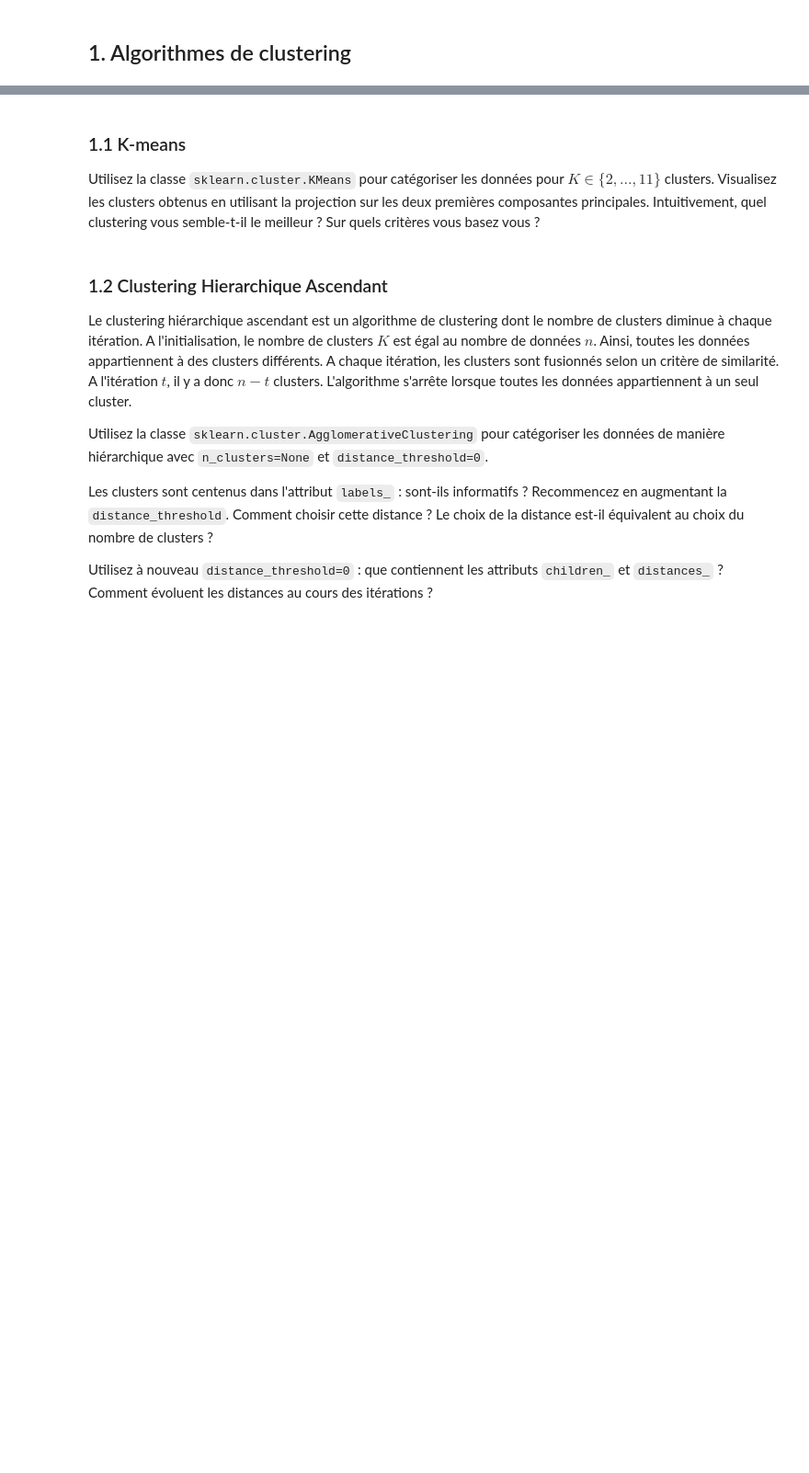
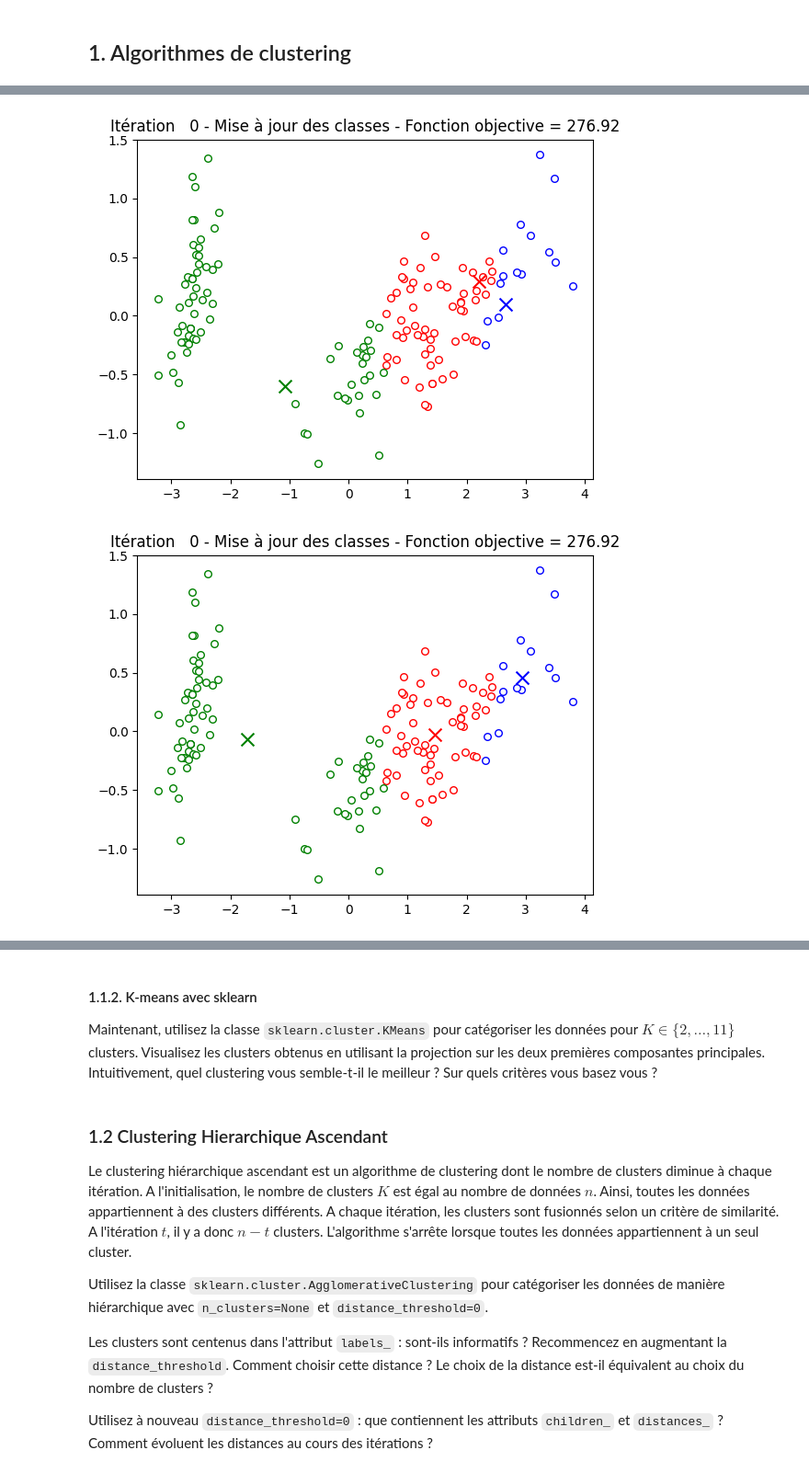
Before and after one commit to Romain3Ch216/ML-2A, a Jupyter notebook: B-Machine Learning/notebooks/6-notebook-clustering.ipynb, the cells around one changed output, grey strips where cells are left out. Shown at 92% size. Cells and saved outputs as stored; diff of their text form; code cells hidden in the pictures; blank space fills up the shorter version.

Commit message:
add kmeans homemade

```diff
--- a/B-Machine Learning/notebooks/6-notebook-clustering.ipynb
+++ b/B-Machine Learning/notebooks/6-notebook-clustering.ipynb
@@ -76,0 +286,5 @@ clusters = {
+# %%
+loss_hist, centroids, responsabilities, classes = run_k_means(pca_X, K, colors)
+# %% [output]
+[figure, added]
+[figure, added]
@@ -77,4 +299,4 @@ clusters = {
 # %% [markdown]
-### 1.1 K-means
+#### 1.1.2. K-means avec sklearn
 
-Utilisez la classe `sklearn.cluster.KMeans` pour catégoriser les données pour $K \in \{2, \ldots, 11\}$ clusters. Visualisez les clusters obtenus en utilisant la projection sur les deux premières composantes principales. Intuitivement, quel clustering vous semble-t-il le meilleur ? Sur quels critères vous basez vous ?
+Maintenant, utilisez la classe `sklearn.cluster.KMeans` pour catégoriser les données pour $K \in \{2, \ldots, 11\}$ clusters. Visualisez les clusters obtenus en utilisant la projection sur les deux premières composantes principales. Intuitivement, quel clustering vous semble-t-il le meilleur ? Sur quels critères vous basez vous ?
```
Also changed, not shown: parts of 17 cells of this notebook, 1 other file.
